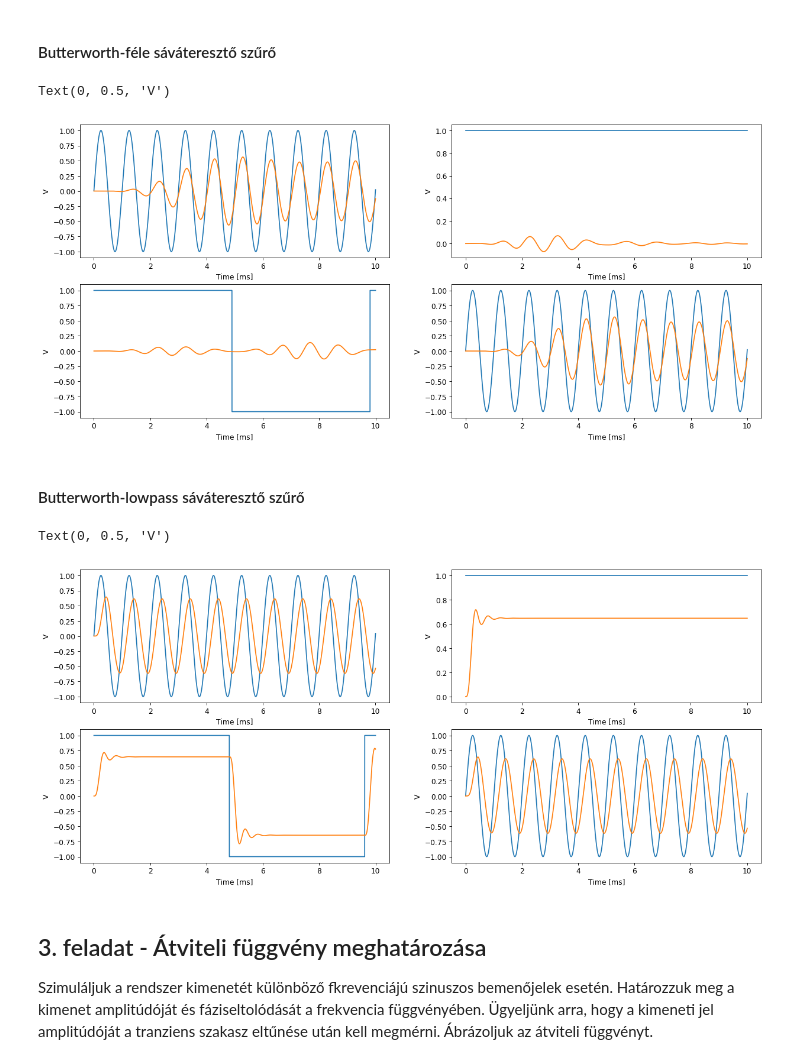
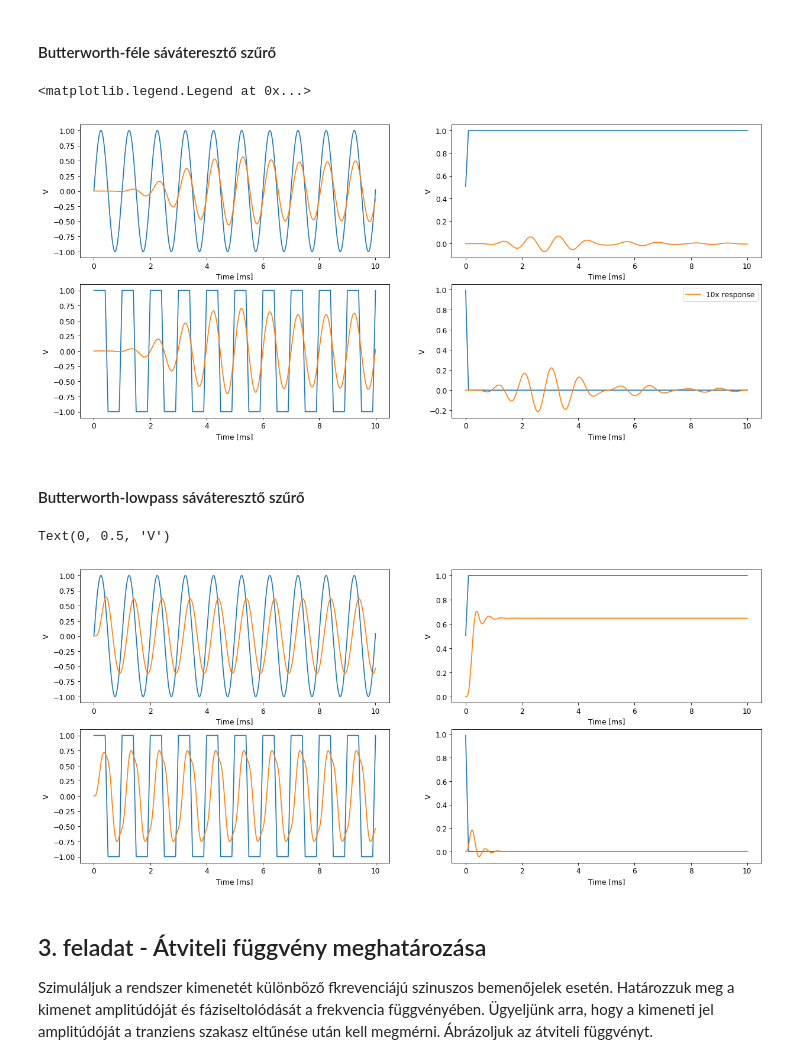
Before and after one commit to Tominano/Numerical-methods-of-physics-II, a Jupyter notebook: 3_feladatsor/3_feladat_Kapolcs.ipynb, the cells around one changed output. Saved outputs shown, nothing was run; the diff lists cells and outputs as text; code cells hidden in the pictures.

```diff
--- a/3_feladatsor/3_feladat_Kapolcs.ipynb
+++ b/3_feladatsor/3_feladat_Kapolcs.ipynb
@@ -210,8 +210,10 @@ def mero_negyszog(t = np.linspace(0, 1, 500), A = 1, f = 1000): # A 5 Hz wavefor
     #return jel, jel2, jel3
     return jel2
 
-def mero_egysegimp(t = np.linspace(-1, 2, 500)):
-    jel = signal.unit_impulse(len(t), 'mid', numpy.int8)
+def mero_egysegimp(t = np.linspace(-1, 1, 501)):
+    #jel = signal.unit_impulse(len(t), 'mid')
+    #jel = [1 if (t == 0)+0 else 0]
+    jel = (t == 0)+0
     return jel
 
 def mero_egysegugras(t = np.linspace(-1, 1, 500), A = 1):
@@ -220,5 +222,3 @@ def mero_egysegugras(t = np.linspace(-1, 1, 500), A = 1):
     #jel3 = [0 if t<0 else 1 if t>0 else 0.5 for t in t]
     #return jel, jel2, jel3
     return jel2
-
-max(np.linspace(-1, 1, 500))-min(np.linspace(-1, 1, 500))
@@ -317,11 +311,16 @@ Text(0, 0.5, 'V')
 # Mérőjelek alkalmazása Butterworth-féle sáváteresztő szűrőre
 c = butterworth_bandpass()
 
-t_sin, s_sin, r_sin = run_transient(c, lambda t: mero_sin(t), tstart=0, tstop=10e-3)
-t_ugras, s_ugras, r_ugras = run_transient(c, lambda t: mero_egysegugras(t), tstart=0, tstop=10e-3)
-# t_imp, s_imp, r_imp = run_transient(c, lambda t: mero_egysegimp(t), tstart=0, tstop=10e-1)
-t_negyszog, s_negyszog, r_negyszog = run_transient(c, lambda t: mero_negyszog(t,1,102), tstart=0, tstop=10e-3)
-# t_negyszog, s_negyszog, r_negyszog = run_transient(c, lambda t: interp1d(t,mero_negyszog(t), kind = 'linear'))
+t = np.linspace(0,10,100000)
+
+mero_negyszog_interp = interp1d(t,mero_negyszog(t), kind = 'linear')
+mero_egysegimp_interp = interp1d(t,mero_egysegimp(t), kind = 'linear')
+mero_egysegugras_interp = interp1d(t,mero_egysegugras(t), kind = 'linear')
+
+t_sin, s_sin, r_sin = run_transient(c, lambda t:mero_sin(t), tstart=0, tstop=10e-3)
+t_ugras, s_ugras, r_ugras = run_transient(c, mero_egysegugras_interp, tstart=0, tstop=10e-3)
+t_imp, s_imp, r_imp = run_transient(c, mero_egysegimp_interp, tstart=0, tstop=10e-3)
+t_negyszog, s_negyszog, r_negyszog = run_transient(c, mero_negyszog_interp, tstart=0, tstop=10e-3)
 
 plt.figure(num=None, figsize=(16, 8), dpi=80, facecolor='w', edgecolor='k')
 plt.subplot(2, 2, 1)
@@ -343,51 +342,57 @@ plt.xlabel("Time [ms]")
 plt.ylabel("V")
 
 plt.subplot(2, 2, 4)
-plt.plot(t_sin * 1e3, s_sin)
-plt.plot(t_sin * 1e3, r_sin)
+plt.plot(t_imp * 1e3, s_imp)
+plt.plot(t_imp * 1e3, 10*r_imp, label='10x response')
 plt.xlabel("Time [ms]")
 plt.ylabel("V")
+plt.legend()
 # %% [output]
-Text(0, 0.5, 'V')
+<matplotlib.legend.Legend at 0x...>
-[figure, old version]
+[figure, new version]
 # %% [markdown]
 #### Butterworth-lowpass sáváteresztő szűrő
 # %%
 # Mérőjelek alkalmazása Butterworth-féle sáváteresztő szűrőre
-c = butterworth_lowpass()
 # c = butterworth_bandpass()
 # c = rc_lowpass()
+c = butterworth_lowpass()
 
-t_sin, s_sin, r_sin = run_transient(c, lambda t: mero_sin(t), tstart=0, tstop=10e-3)
-t_ugras, s_ugras, r_ugras = run_transient(c, lambda t: mero_egysegugras(t), tstart=0, tstop=10e-3)
-# t_imp, s_imp, r_imp = run_transient(c, lambda t: mero_egysegimp(t), tstart=0, tstop=10e-1)
-t_negyszog, s_negyszog, r_negyszog = run_transient(c, lambda t: mero_negyszog(t,1,104), tstart=0, tstop=10e-3)
-# t_negyszog, s_negyszog, r_negyszog = run_transient(c, lambda t: interp1d(t,mero_negyszog(t,1,102), kind = 'linear'))
+t = np.linspace(0,10,100000)
+
+mero_negyszog_interp = interp1d(t,mero_negyszog(t), kind = 'linear')
+mero_egysegimp_interp = interp1d(t,mero_egysegimp(t), kind = 'linear')
+mero_egysegugras_interp = interp1d(t,mero_egysegugras(t), kind = 'linear')
+
+t_sin, s_sin, r_sin = run_transient(c, lambda t:mero_sin(t), tstart=0, tstop=10e-3)
+t_ugras, s_ugras, r_ugras = run_transient(c, mero_egysegugras_interp, tstart=0, tstop=10e-3)
+t_imp, s_imp, r_imp = run_transient(c, mero_egysegimp_interp, tstart=0, tstop=10e-3)
+t_negyszog, s_negyszog, r_negyszog = run_transient(c, mero_negyszog_interp, tstart=0, tstop=10e-3)
 
 plt.figure(num=None, figsize=(16, 8), dpi=80, facecolor='w', edgecolor='k')
 plt.subplot(2, 2, 1)
 plt.plot(t_sin * 1e3, s_sin)
 plt.plot(t_sin * 1e3, r_sin)
 plt.xlabel("Time [ms]")
 plt.ylabel("V")
 
 plt.subplot(2, 2, 2)
 plt.plot(t_ugras * 1e3, s_ugras)
 plt.plot(t_ugras * 1e3, r_ugras)
 plt.xlabel("Time [ms]")
 plt.ylabel("V")
 
 plt.subplot(2, 2, 3)
 plt.plot(t_negyszog * 1e3, s_negyszog)
 plt.plot(t_negyszog * 1e3, r_negyszog)
 plt.xlabel("Time [ms]")
 plt.ylabel("V")
 
 plt.subplot(2, 2, 4)
-plt.plot(t_sin * 1e3, s_sin)
-plt.plot(t_sin * 1e3, r_sin)
+plt.plot(t_imp * 1e3, s_imp)
+plt.plot(t_imp * 1e3, r_imp)
 plt.xlabel("Time [ms]")
 plt.ylabel("V")
 # %% [output]
 Text(0, 0.5, 'V')
-[figure, old version]
+[figure, new version]
```
Also changed, not shown: parts of 11 cells of this notebook.
